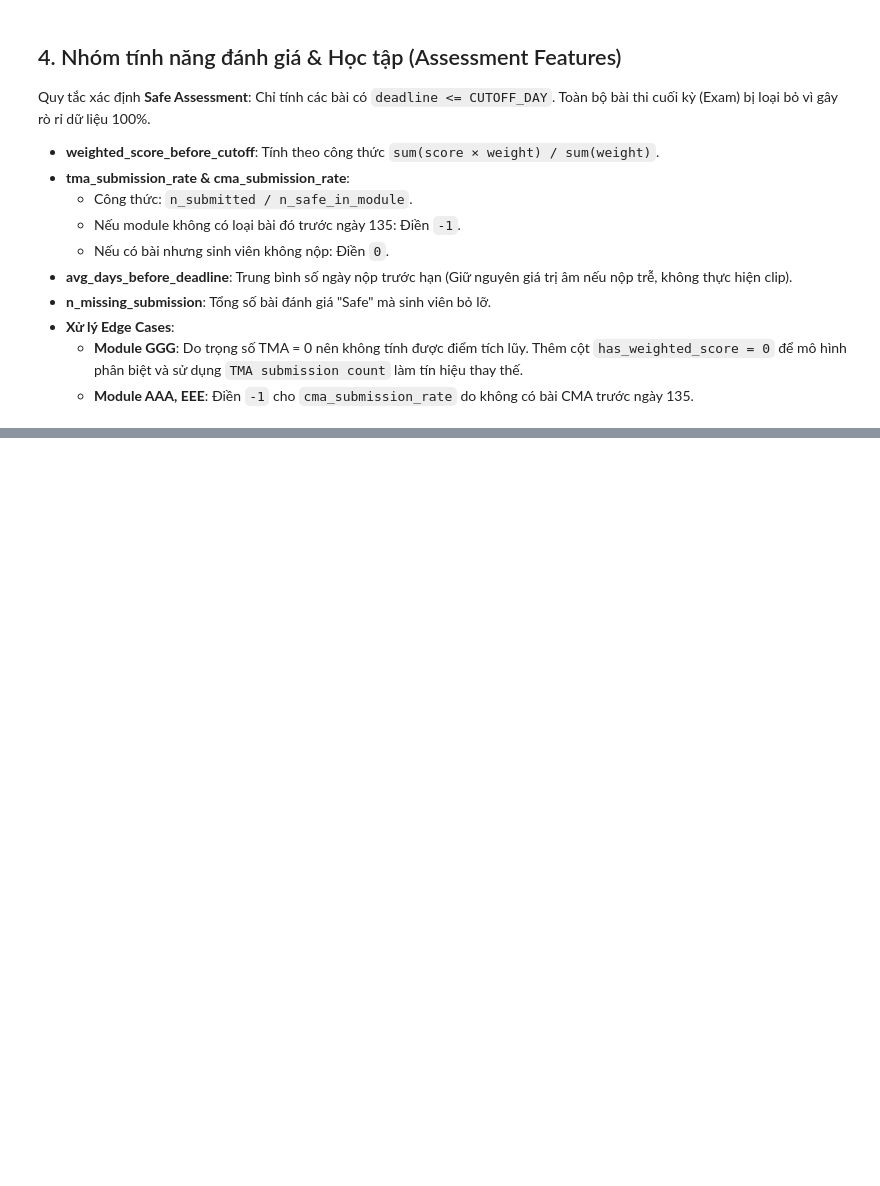
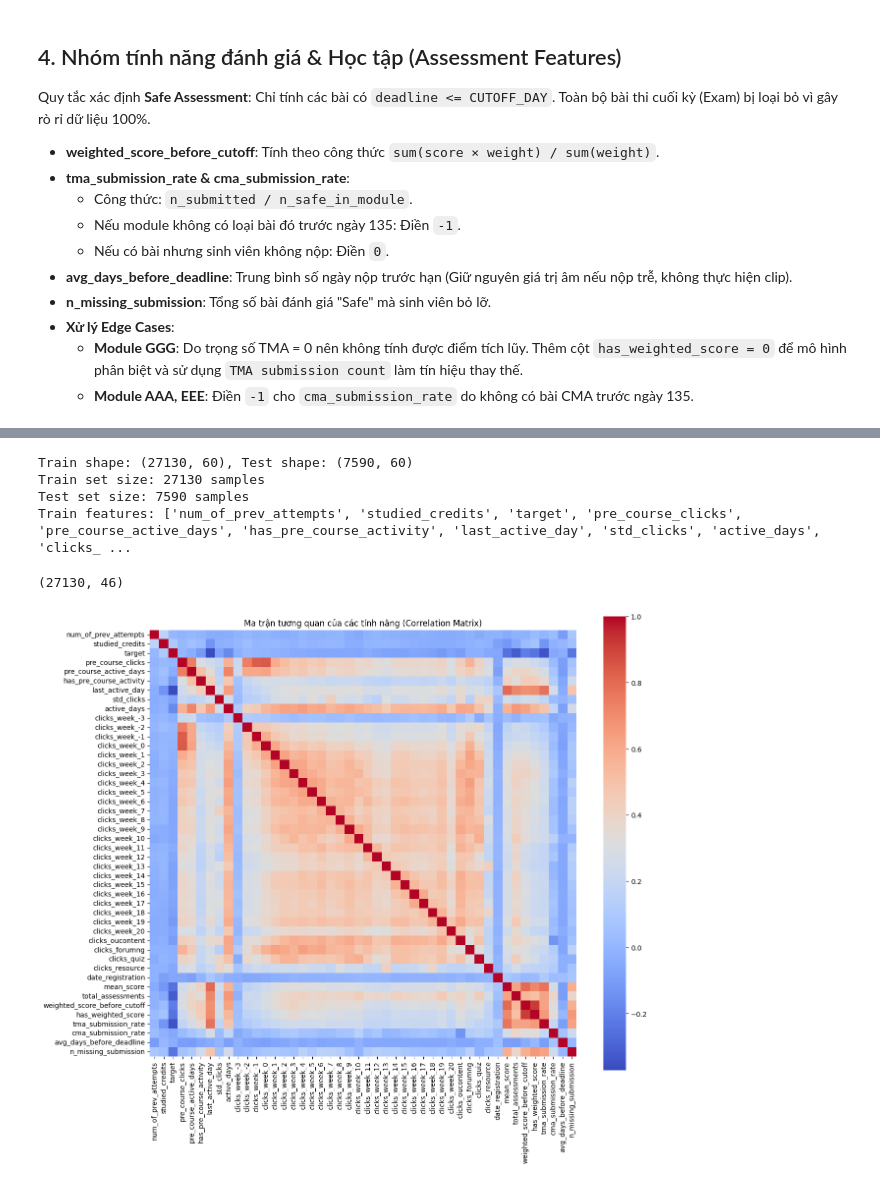
Before and after one commit to phuocindacs/CS-313-Data-Mining, a Jupyter notebook: Notebook/OULAD_FE2.ipynb, the cells around one changed output, grey strips where cells are left out. Cells and saved outputs as stored; diff of their text form; code cells hidden in the pictures; blank space fills up the shorter version.

Commit message:
feature engineering and selection

```diff
--- a/Notebook/OULAD_FE2.ipynb
+++ b/Notebook/OULAD_FE2.ipynb
@@ -13,0 +109,16 @@ df_student_assessment = pd.read_csv(DATAPATH + 'studentAssessment.csv')
+# %%
+# Tinh năng về hoạt động trước khóa học
+# Lọc các hoạt động trong df_studentVle có ngày âm (trước ngày bắt đầu khóa học)
+pre_courses_vle = df_studentVle[df_studentVle['date'] < 0].copy()
+
+# Tính tổng số lần click và số ngày hoạt động trước khóa học cho mỗi sinh viên
+pre_courses_engagement = pre_courses_vle.groupby(['id_student']).agg(
+    pre_course_clicks = ('sum_click', 'sum'),
+    pre_course_active_days = ('date', 'nunique')
+).reset_index()
+
+# Kết hợp thông tin này vào df_studentInfo
+df_studentInfo = df_studentInfo.drop(columns=['pre_course_clicks', 'pre_course_active_days'], errors='ignore')
+df_studentInfo = df_studentInfo.merge(pre_courses_engagement, on='id_student', how='left')
+df_studentInfo[['pre_course_clicks', 'pre_course_active_days']] = df_studentInfo[['pre_course_clicks', 'pre_course_active_days']].fillna(0)
+df_studentInfo['has_pre_course_activity'] = (df_studentInfo['pre_course_active_days'] > 0).astype(int)
@@ -104,3 +334 @@ def engineer_assessment_features(df_info, df_assess, df_stud_assess):
-# %%
-df_master = engineer_assessment_features(df_student_info, df_assessments, df_student_assessment)
 # %% [markdown]
@@ -145,5 +349,3 @@ def engineer_demographic_features(df):
-# %%
-df_master = engineer_demographic_features(df_master)
 # %% [markdown]
 ## 6. Danh mục kiểm tra & Tiền xử lý (Modeling Prep)
 * **Stratified Split**: Chia tập dữ liệu dựa trên nhãn mục tiêu và mã môn học để đảm bảo tính đồng nhất.
@@ -214,0 +433,32 @@ def split_and_scale_data(df):
+# %%
+print(f'Train shape: {df_train.shape}, Test shape: {df_test.shape}')
+print(f"Train set size: {df_train.shape[0]} samples")
+print(f"Test set size: {df_test.shape[0]} samples")
+print(f"Train features: {feature_cols}")
+# %% [output]
+Train shape: (27130, 60), Test shape: (7590, 60)
+Train set size: 27130 samples
+Test set size: 7590 samples
+Train features: ['num_of_prev_attempts', 'studied_credits', 'target', 'pre_course_clicks', 'pre_course_active_days', 'has_pre_course_activity', 'last_active_day', 'std_clicks', 'active_days', 'clicks_ ...
+# %%
+import seaborn as sns
+import matplotlib.pyplot as plt
+
+X_train = df_train_scaled[feature_cols]
+print(X_train.shape)
+y_train = df_train_scaled['target']
+# Tính ma trận tương quan trên tập train đã impute
+X_train = df_train_scaled[feature_cols]
+corr_matrix = pd.DataFrame(X_train, columns=feature_cols).corr()
+
+# Vẽ heatmap
+plt.figure(figsize=(14, 12))
+sns.heatmap(corr_matrix, annot=False, cmap='coolwarm', square=True)
+plt.title('Ma trận tương quan của các tính năng (Correlation Matrix)')
+plt.show()
+
+# Nếu muốn xem dưới dạng bảng, uncomment dòng dưới
+# print(corr_matrix)
+# %% [output]
+(27130, 46)
+[figure, added]
```
Also changed, not shown: parts of 21 cells of this notebook.
